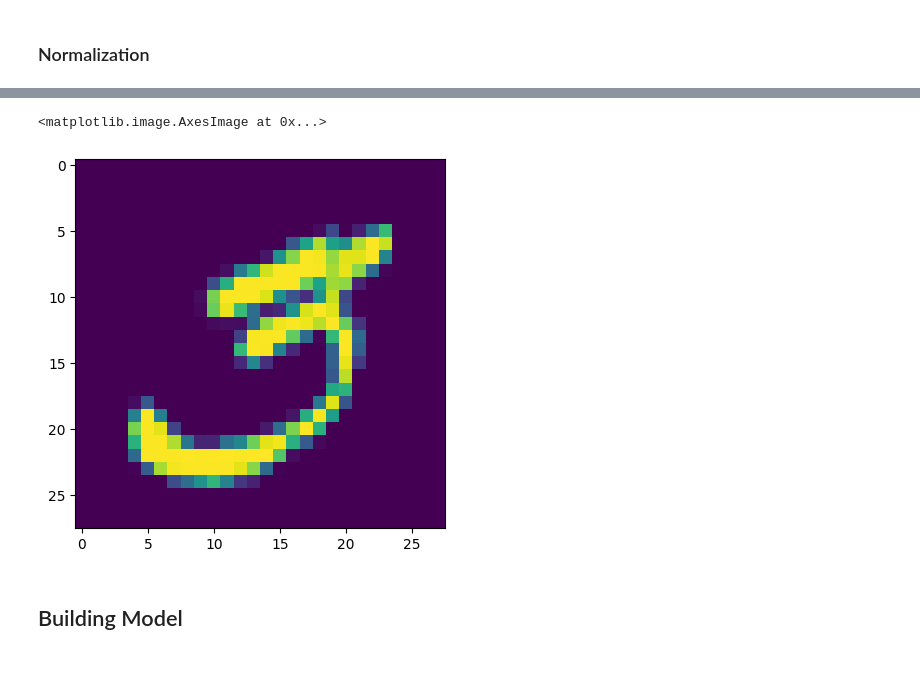
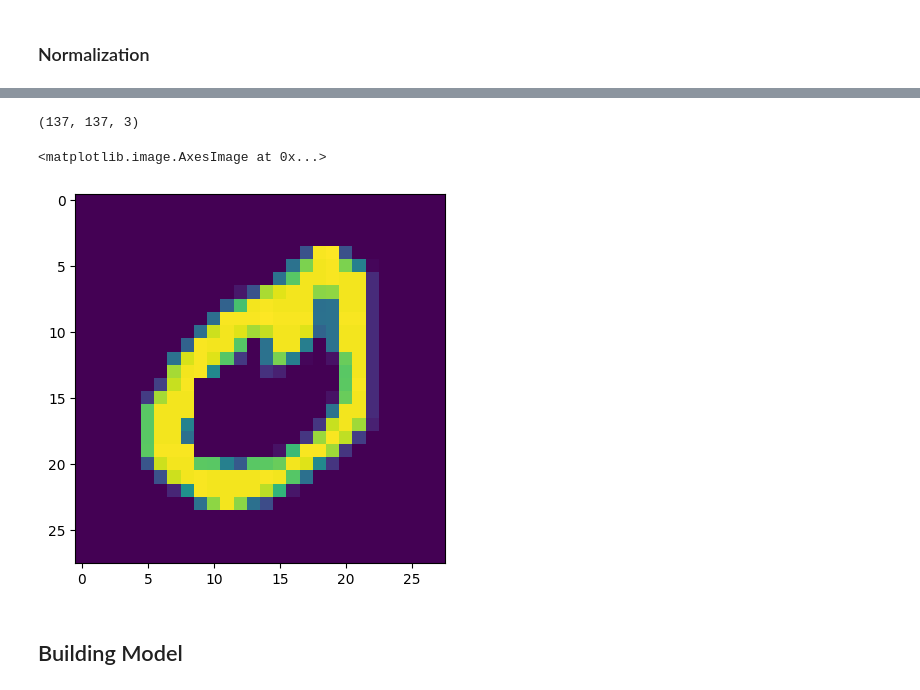
Before and after one commit to mayanksreal/marks-evaluation, a Jupyter notebook: cnn-model.ipynb, the cells around one changed output, grey strips where cells are left out. Cells and saved outputs as stored; diff of their text form; code cells hidden in the pictures.

```diff
--- a/cnn-model.ipynb
+++ b/cnn-model.ipynb
@@ -49,8 +59,12 @@ x_train, x_test = x_train/255.0, x_test/255.0
+# %%
+cv2.imread('three.png').shape
+# %% [output]
+(137, 137, 3)
 # %%
-plt.imshow(x_train[1077])
+plt.imshow(x_train[21])
 # %% [output]
 <matplotlib.image.AxesImage at 0x...>
-[figure, old version]
+[figure, new version]
 # %% [markdown]
 ## Building Model
 # %%
```
Also changed, not shown: parts of 8 cells of this notebook.
